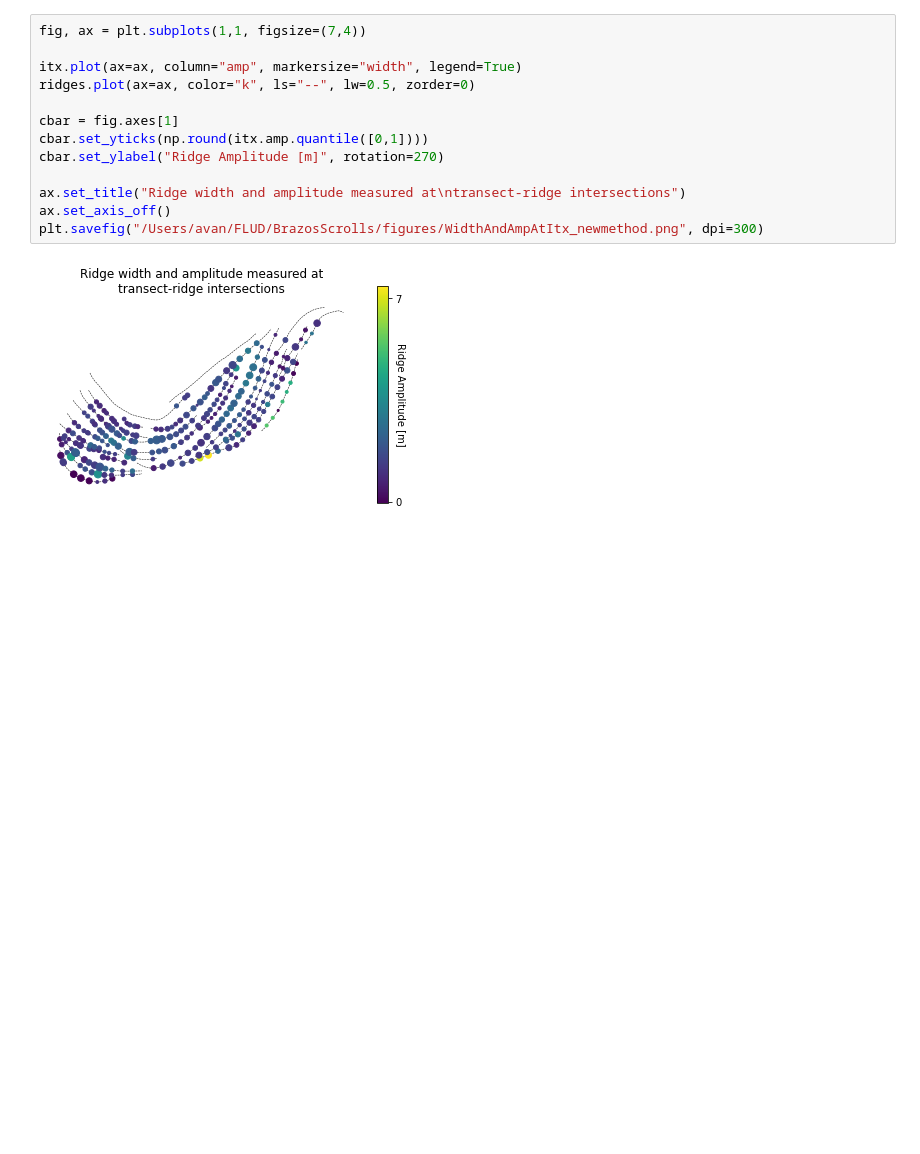
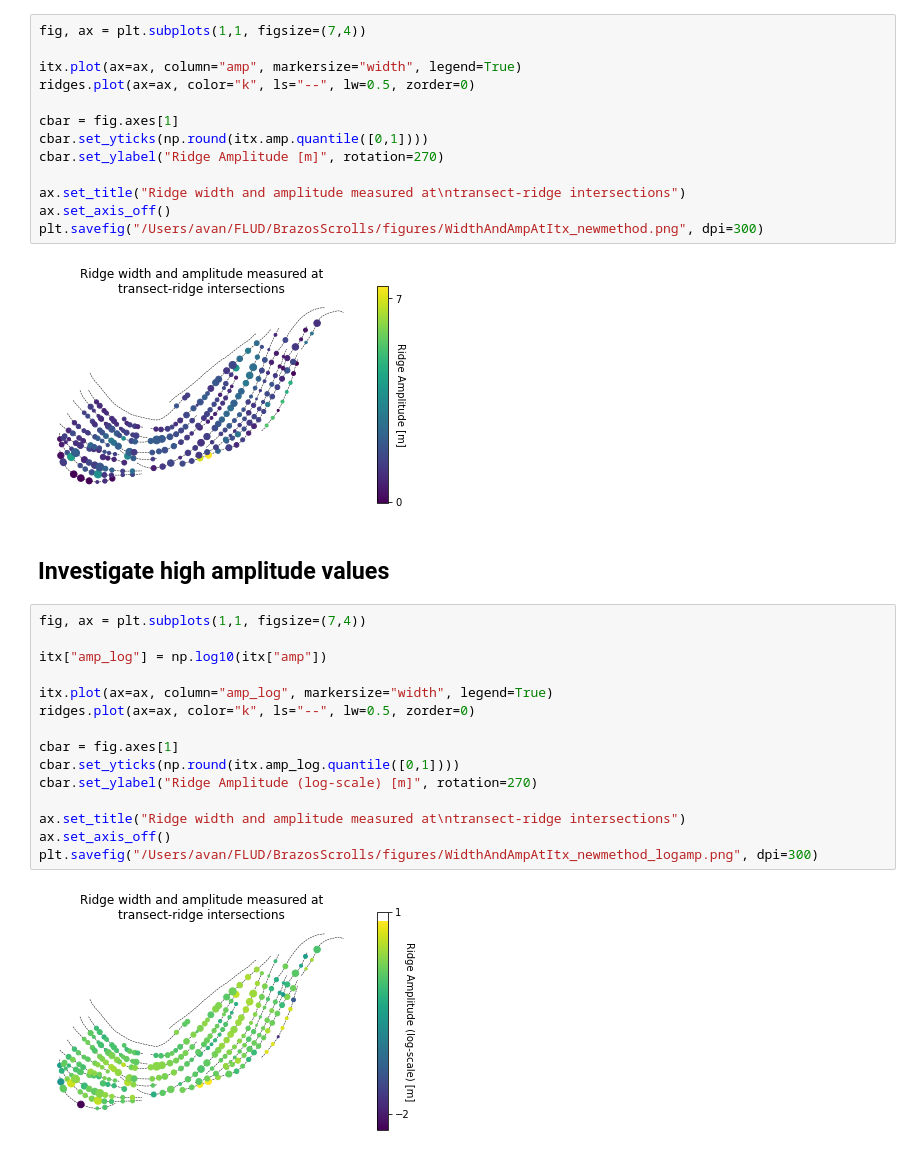
Before and after one commit to tamu-edu/scrollstats, a Jupyter notebook: RidgeMetricDevelopment.ipynb, the cells around one changed output. Saved outputs shown, nothing was run; the diff lists cells and outputs as text; blank space fills up the shorter version.

```diff
--- a/RidgeMetricDevelopment.ipynb
+++ b/RidgeMetricDevelopment.ipynb
@@ -464,3 +466,22 @@ ax.set_axis_off()
 plt.savefig("/Users/avan/FLUD/BrazosScrolls/figures/WidthAndAmpAtItx_newmethod.png", dpi=300)
 # %% [output]
 [figure]
+# %% [markdown]
+## Investigate high amplitude values
+# %%
+fig, ax = plt.subplots(1,1, figsize=(7,4))
+
+itx["amp_log"] = np.log10(itx["amp"])
+
+itx.plot(ax=ax, column="amp_log", markersize="width", legend=True)
+ridges.plot(ax=ax, color="k", ls="--", lw=0.5, zorder=0)
+
+cbar = fig.axes[1]
+cbar.set_yticks(np.round(itx.amp_log.quantile([0,1])))
+cbar.set_ylabel("Ridge Amplitude (log-scale) [m]", rotation=270)
+
+ax.set_title("Ridge width and amplitude measured at\ntransect-ridge intersections")
+ax.set_axis_off()
+plt.savefig("/Users/avan/FLUD/BrazosScrolls/figures/WidthAndAmpAtItx_newmethod_logamp.png", dpi=300)
+# %% [output]
+[figure, added]
```
Also changed, not shown: parts of 12 cells of this notebook.
